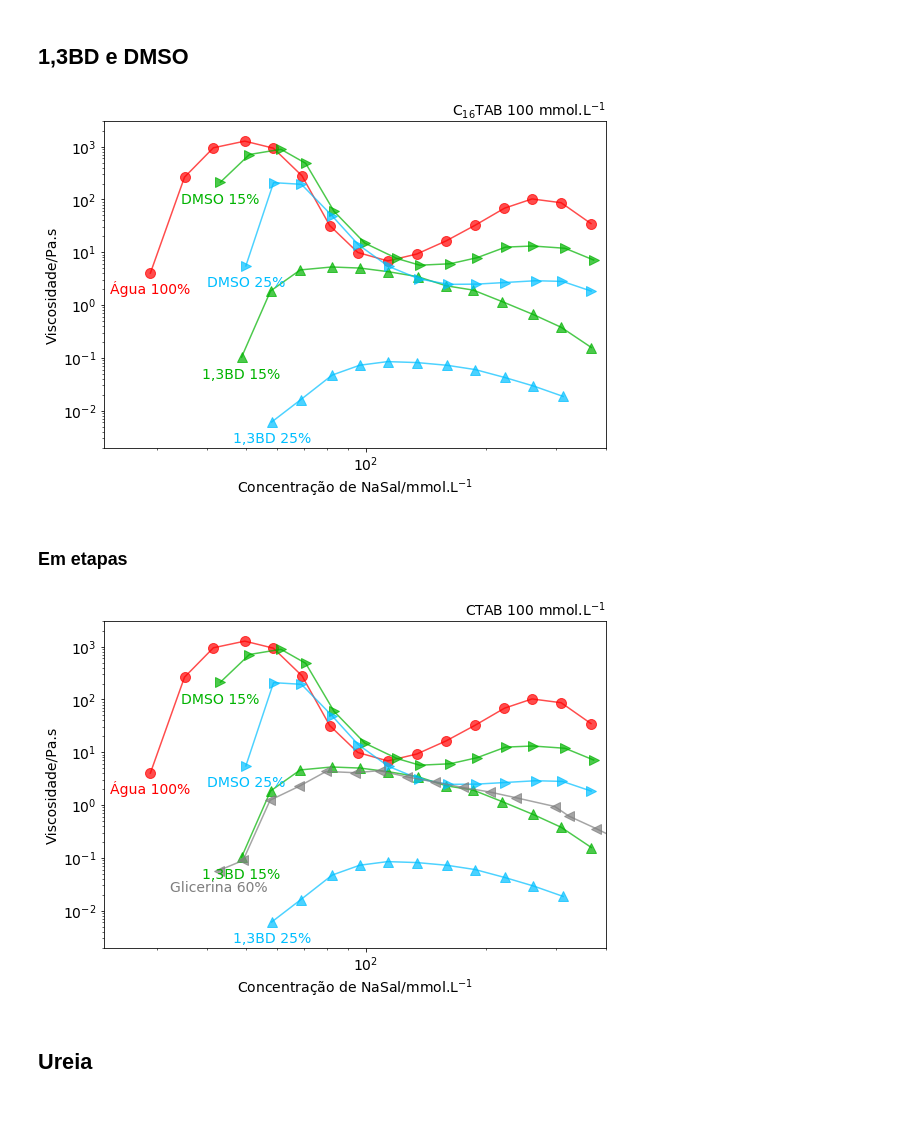
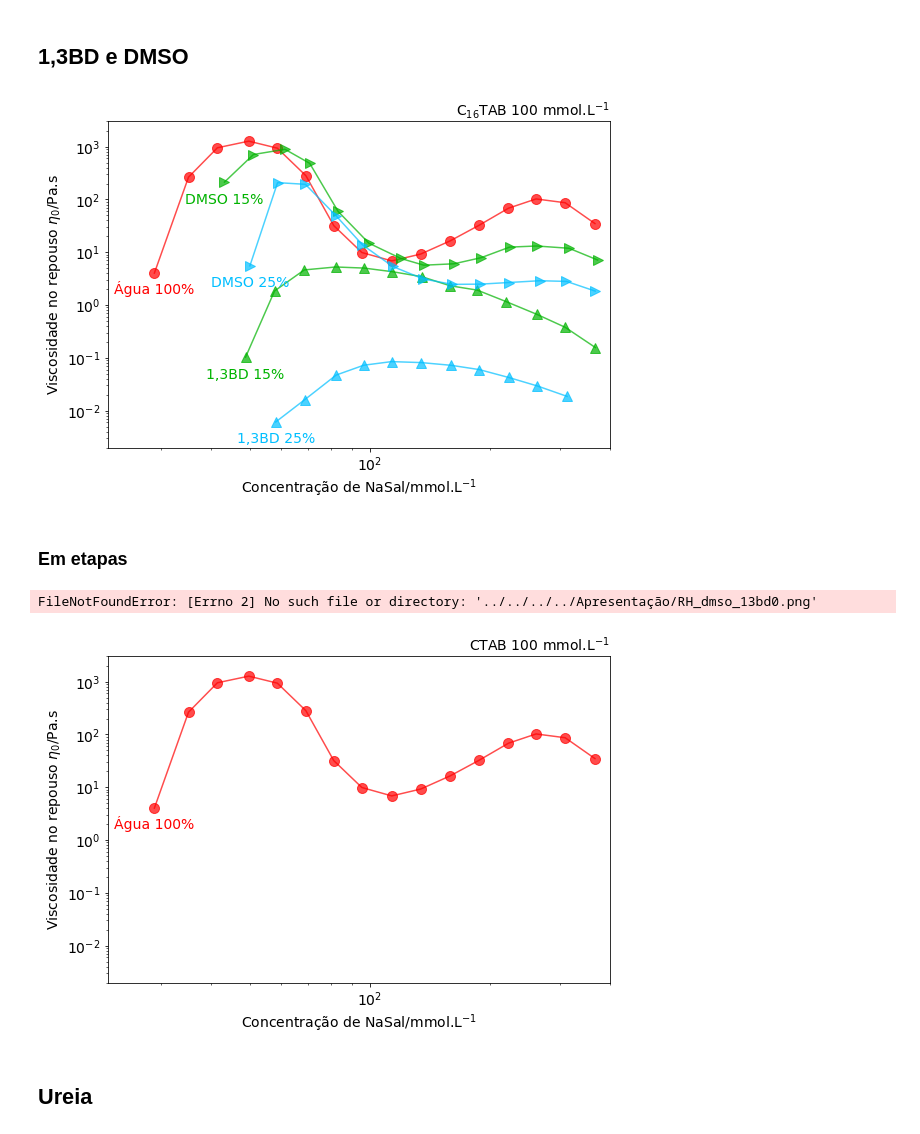
Before and after one commit to KarlClinckspoor/Tese, a Jupyter notebook: imagens/notebooks/dados experimentais/reologia_RH/Plots RH reologia.ipynb, the cells around one changed output. Cells and saved outputs as stored; diff of their text form; code cells hidden in the pictures.

```diff
--- a/imagens/notebooks/dados experimentais/reologia_RH/Plots RH reologia.ipynb
+++ b/imagens/notebooks/dados experimentais/reologia_RH/Plots RH reologia.ipynb
@@ -308,7 +308,7 @@ for i, file in enumerate(dados):
     ax.set_xlim(22, 650)
     ax.set_ylim(1E-2, 3000)
 
-    ax.set(xscale='log', yscale='log', xlabel='Concentração de NaSal/mmol.L$^{-1}$', ylabel='Viscosidade/Pa.s')
+    ax.set(xscale='log', yscale='log', xlabel='Concentração de NaSal/mmol.L$^{-1}$', ylabel='Viscosidade no repouso $\eta_0$/Pa.s')
     ax.set_title('C$_{16}$TAB 100 mmol.L$^{-1}$', loc='right', fontsize='medium')
     #fig.savefig(f'../../../../Apresentação/RH_sacarose_glicerina{i}.png', dpi=150)
 
@@ -344,46 +344,47 @@ for file in dados:
     ax.set_xlim(22, 400)
     ax.set_ylim(2E-3, 3000)
 
-ax.set(xscale='log', yscale='log', xlabel='Concentração de NaSal/mmol.L$^{-1}$', ylabel='Viscosidade/Pa.s')
+ax.set(xscale='log', yscale='log', xlabel='Concentração de NaSal/mmol.L$^{-1}$', ylabel='Viscosidade no repouso $\eta_0$/Pa.s')
 ax.set_title('C$_{16}$TAB 100 mmol.L$^{-1}$', loc='right', fontsize='medium')
 #ax.legend(ncol=2, fontsize='small')
 fig.savefig(r'../../../reologia/RH_13BD_DMSO.pdf')
 # %% [output]
-[figure, old version]
+[figure, new version]
 # %% [markdown]
 ### Em etapas
 # %%
 mpl.rcParams.update({'font.size': 14, 'text.usetex':False})
 
 fig, ax = plt.subplots(1, 1, figsize=(9,6))
 
 dados = [i for i in files if 'BD' in i or 'DMSO' in i or 'Adit2' in i or '60pGlic' in i]
 
 for i, file in enumerate(dados):
     conc = file.split('p')[0]
     if conc == '0':
         conc = '100'
     comp = dict_nomes[file.split('p')[1][:-4]]
     nome = f'{comp} {conc}%'
 
     df = pd.read_csv(file, decimal=',', sep='\t', header=1)
     ax.plot(df['Conc'], df['Eta'],  #, yerr=df['Erro'], capsize=3,
                  marker=dict_simbolos[comp], markersize=10,
                 label=nome, color=qual_cor(conc), alpha=0.7)
 
     ax.text(x = df['Conc'][0], y = df['Eta'][0] / 2.5, s = nome, color=qual_cor(conc), ha='center', va='baseline')
     ax.set_xlim(22, 400)
     ax.set_ylim(2E-3, 3000)
-    ax.set(xscale='log', yscale='log', xlabel='Concentração de NaSal/mmol.L$^{-1}$', ylabel='Viscosidade/Pa.s')
+    ax.set(xscale='log', yscale='log', xlabel='Concentração de NaSal/mmol.L$^{-1}$', ylabel='Viscosidade no repouso $\eta_0$/Pa.s')
     ax.set_title('CTAB 100 mmol.L$^{-1}$', loc='right', fontsize='medium')
 
     fig.savefig(f'../../../../Apresentação/RH_dmso_13bd{i}.png', dpi=150)
 
 
 #ax.legend(ncol=2, fontsize='small')
 #fig.savefig('RH_13BD_DMSO.pdf')
 # %% [output]
+FileNotFoundError: [Errno 2] No such file or directory: '../../../../Apresentação/RH_dmso_13bd0.png'
-[figure, old version]
+[figure, new version]
 # %% [markdown]
 ## Ureia
 # %%
```
Also changed, not shown: parts of 5 cells of this notebook, 10 other files.
